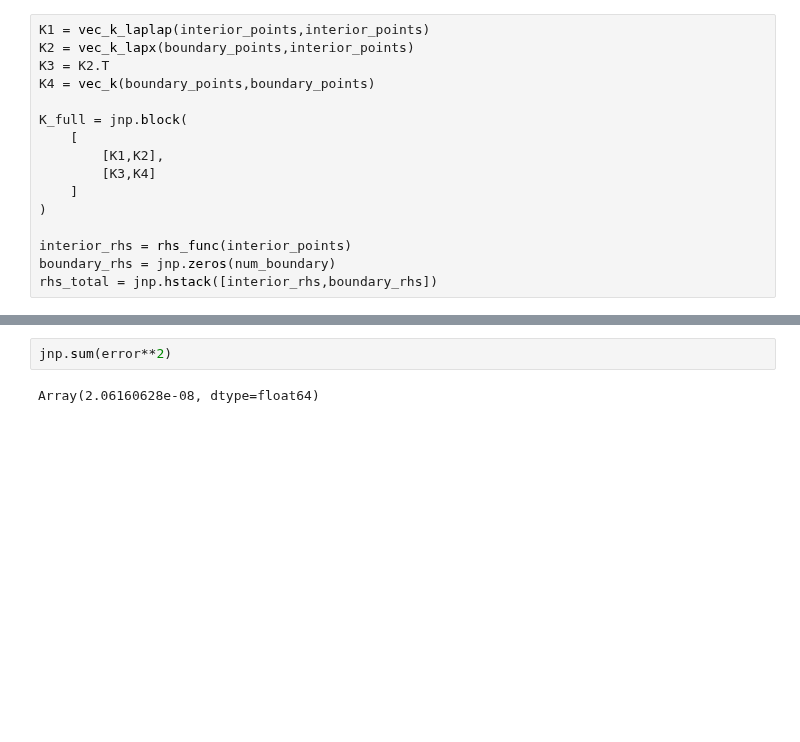
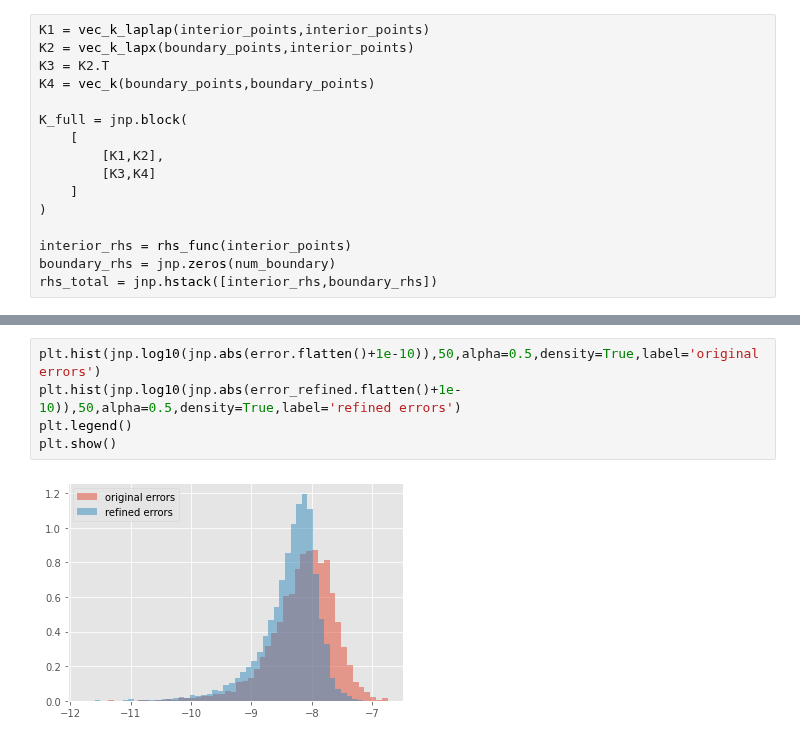
Before and after one commit to cade-b/kernel-pdes, a Jupyter notebook: linear_solver_fixed.ipynb, the cells around one changed output, grey strips where cells are left out. Drawn from its saved outputs; the diff is of its cells as text; blank space fills up the shorter version.

```diff
--- a/linear_solver_fixed.ipynb
+++ b/linear_solver_fixed.ipynb
@@ -195,4 +197,7 @@ KeyboardInterrupt:
-# %%
-jnp.sum(error**2)
-# %% [output]
-Array(2.06160628e-08, dtype=float64)
+# %%
+plt.hist(jnp.log10(jnp.abs(error.flatten()+1e-10)),50,alpha=0.5,density=True,label='original errors')
+plt.hist(jnp.log10(jnp.abs(error_refined.flatten()+1e-10)),50,alpha=0.5,density=True,label='refined errors')
+plt.legend()
+plt.show()
+# %% [output]
+[figure, added]
```
Also changed, not shown: parts of 7 cells of this notebook, 1 other file.
